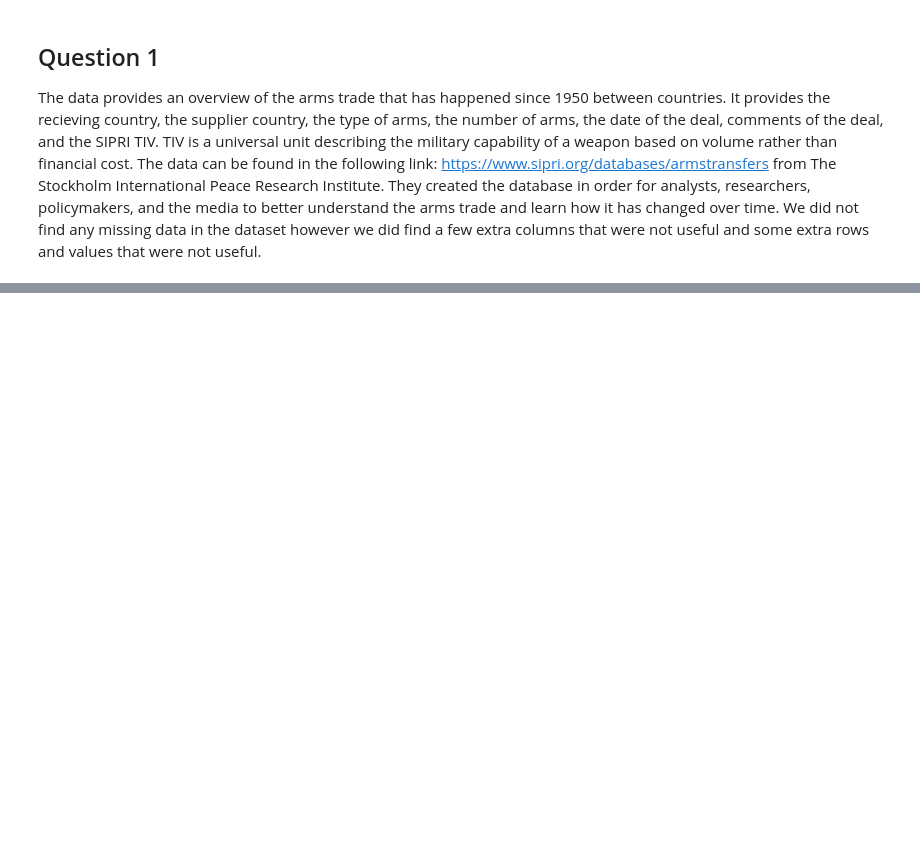
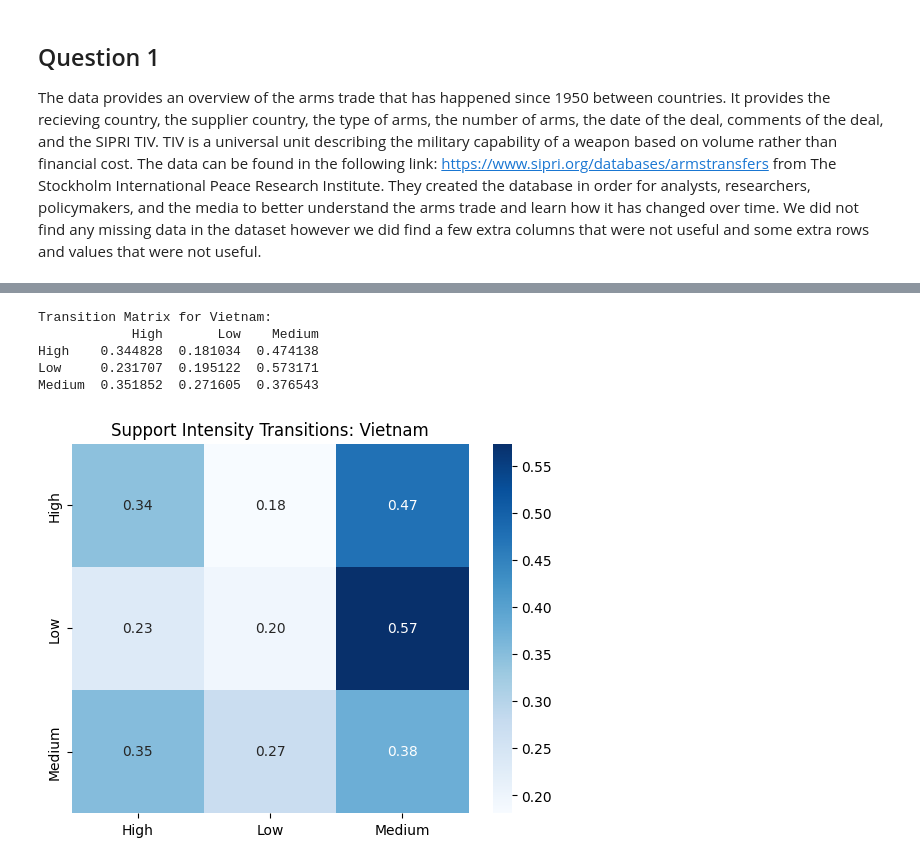
Before and after one commit to Maodougie25/SIPRI-Arms-Trade-Group-Project--, a Jupyter notebook: project_1.ipynb, the cells around one changed output, grey strips where cells are left out. Saved outputs shown, nothing was run; the diff lists cells and outputs as text; code cells hidden in the pictures; blank space fills up the shorter version.

```diff
--- a/project_1.ipynb
+++ b/project_1.ipynb
@@ -110,0 +134,21 @@ The data provides an overview of the arms trade that has happened since 1950 bet
+# %%
+markov_data = data[["Recipient", "Year of order", "SIPRI TIV for total order"]].dropna()
+# %%
+markov_data["Support"] = pd.qcut(
+    markov_data["SIPRI TIV for total order"],
+    q=[0, 0.4, 0.8, 1.0],
+    labels=["Low", "Medium", "High"]
+)
+# %%
+def transition_matrix(series):
+  series = series.dropna()
+  states = sorted(set(series))
+  matrix = pd.DataFrame(0, index=states, columns=states, dtype=float)
+
+  for i in range(len(series) - 1):
+    a = series.iloc[i]
+    b = series.iloc[i + 1]
+    matrix.loc[a, b] += 1
+
+  matrix = matrix.div(matrix.sum(axis=1), axis=0).fillna(0)
+  return matrix
@@ -110,0 +172,7 @@ The data provides an overview of the arms trade that has happened since 1950 bet
+# %%
+vietnam_aliases = [
+    "Viet Nam",
+    "South Vietnam",]
+
+markov_data["Recipient"] = markov_data["Recipient"].replace(vietnam_aliases, "Vietnam")
+markov_data["Recipient"].unique()
@@ -110,0 +197,19 @@ The data provides an overview of the arms trade that has happened since 1950 bet
+# %%
+#Analyze One Country
+country = "Vietnam"
+country_data = markov_data[markov_data["Recipient"] == country].sort_values("Year of order")
+
+matrix = transition_matrix(country_data["Support"])
+print(f"Transition Matrix for {country}:")
+print(matrix)
+
+sns.heatmap(matrix, annot=True, cmap="Blues", fmt=".2f")
+plt.title(f"Support Intensity Transitions: {country}")
+plt.show()
+# %% [output]
+Transition Matrix for Vietnam:
+            High       Low    Medium
+High    0.344828  0.181034  0.474138
+Low     0.231707  0.195122  0.573171
+Medium  0.351852  0.271605  0.376543
+[figure, added]
```
Also changed, not shown: parts of 7 cells of this notebook.
